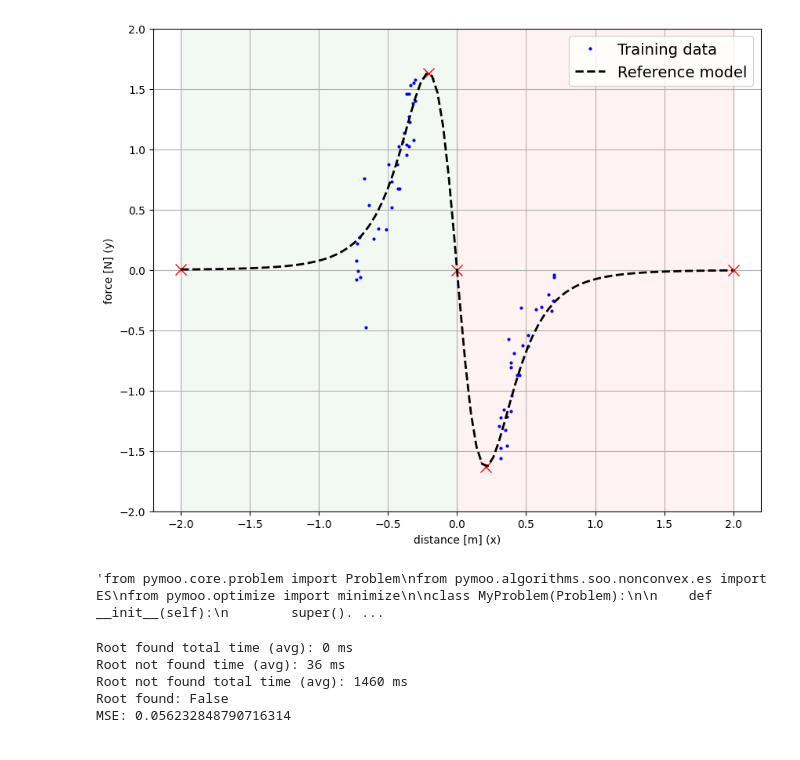
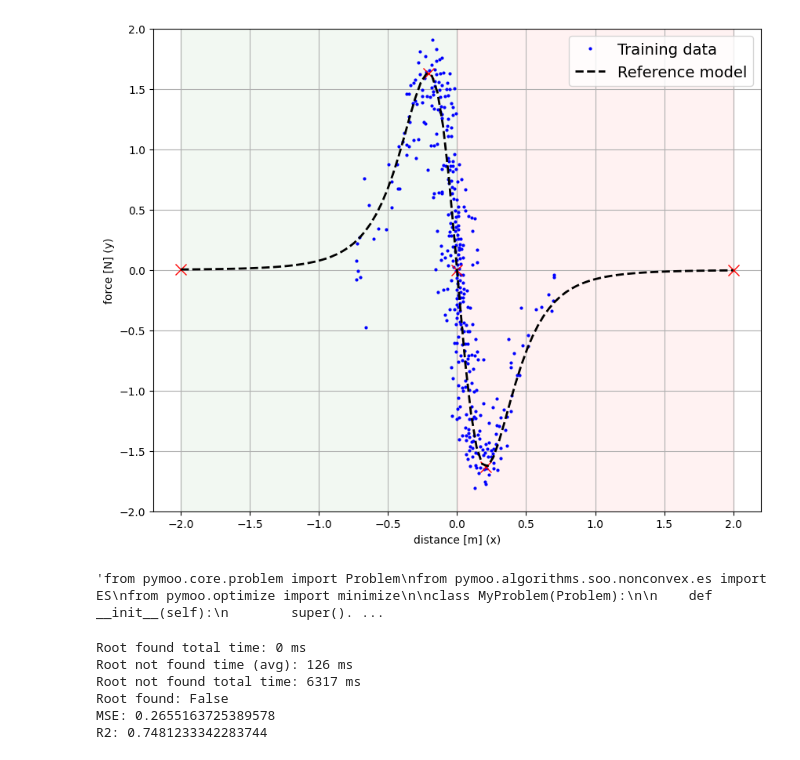
Before and after one commit to AgostinoRizzo/genpro, a Jupyter notebook: tree-search.ipynb, the cells around one changed output. Saved outputs shown, nothing was run; the diff lists cells and outputs as text; code cells hidden in the pictures.

```diff
--- a/tree-search.ipynb
+++ b/tree-search.ipynb
@@ -8,11 +8,11 @@ sympy.init_printing()
 # %%
 S = dataset.MagmanDatasetScaled()
 #S.sample(size=500, noise=0.05, mesh=False)
 S.load('data/magman.csv')
-S.erase(-0.3, 0.3)
+#S.erase(-0.3, 0.3)
 S.plot()
 # %% [output]
-[figure, old version]
+[figure, new version]
 # %%
 #avg, std = tree_search.compute_smoothness(S)
 #print(f"Avg: {avg}\nStd: {std}")
@@ -66,16 +66,18 @@ print("___SOLUTION___")
 print(alphas)
 print(betas)"""
 
-stree, coeffs, Y, inter_points, mse, root_found = tree_search.infer_syntaxtree(S, max_degree=6, max_degree_inner=1, max_depth=3, trials=10)
+stree, coeffs, Y, inter_points, sse, root_found = tree_search.infer_syntaxtree(S, max_degree=2, max_degree_inner=1, max_depth=3, trials=10)
 print(f"Root found: {root_found}")
-print(f"MSE: {mse}")
+print(f"MSE: {sse / len(S.data)}")
+print(f"R2: {1 - (sse / S.sst)}")
 if stree is not None: stree.tostring()
 # %% [output]
-Root found total time (avg): 0 ms
-Root not found time (avg): 36 ms
-Root not found total time (avg): 1460 ms
+Root found total time: 0 ms
+Root not found time (avg): 126 ms
+Root not found total time: 6317 ms
 Root found: False
-MSE: 0.056232848790716314
+MSE: 0.2655163725389578
+R2: 0.7481233342283744
 # %%
 sympy.parse_expr(stree.tostring(), evaluate=False)
 # %% [output]
```
Also changed, not shown: parts of 2 cells of this notebook, 2 other files.
